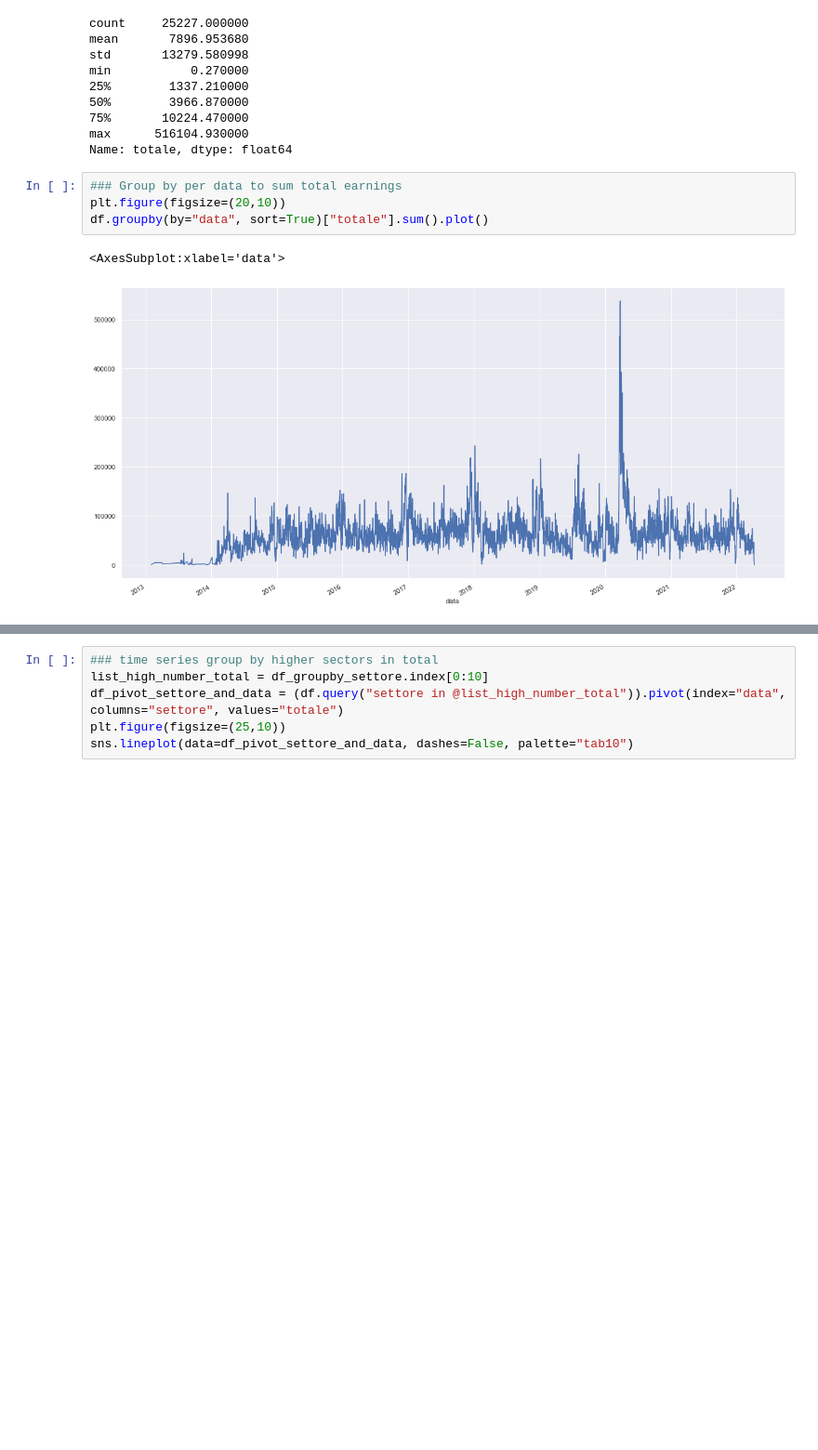
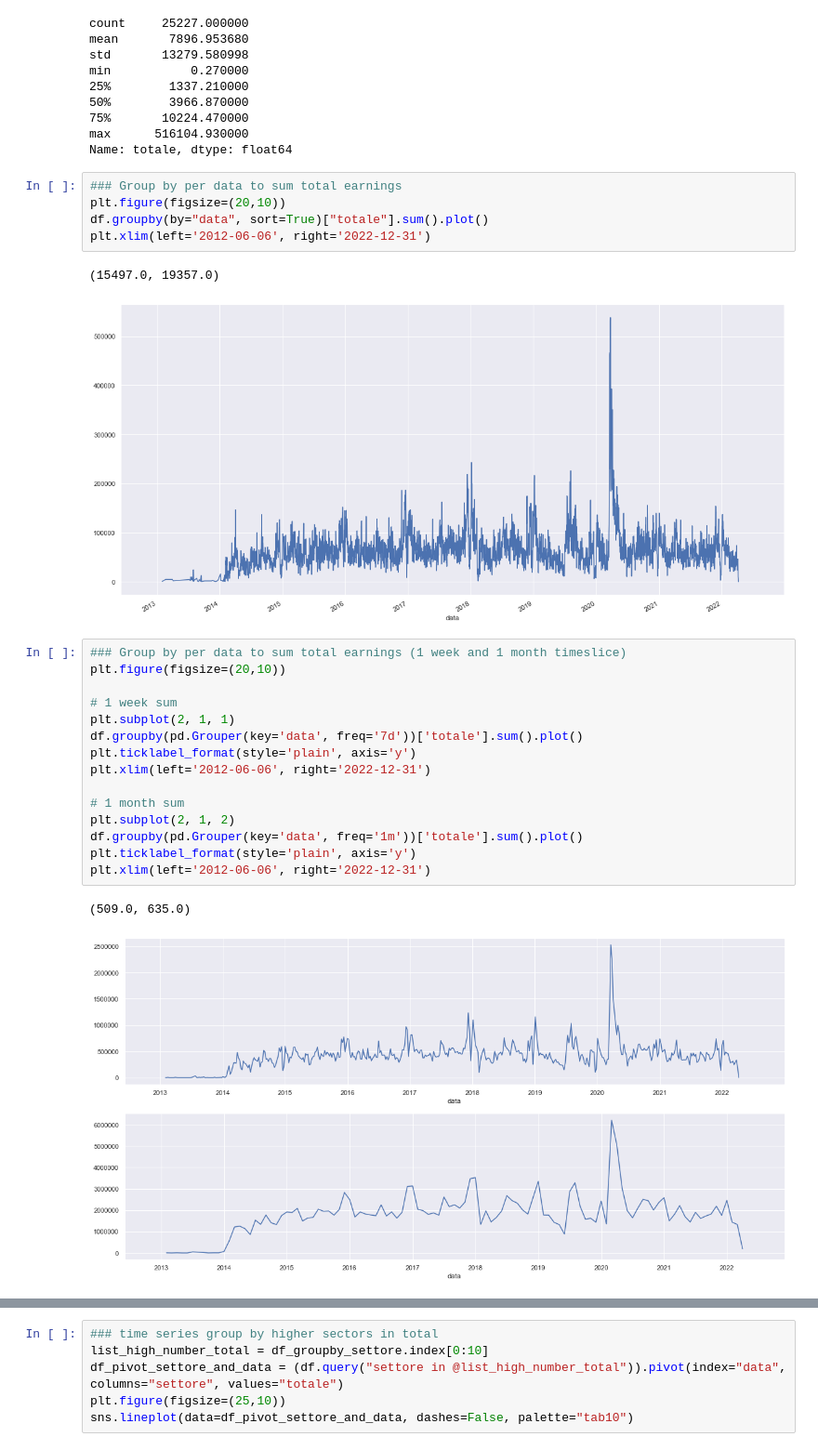
Before and after one commit to DragoneKTM/TimeSeriesProject, a Jupyter notebook: TimeSeriesProject.ipynb, the cells around one changed output, grey strips where cells are left out. Shown: that part at 93% size. Drawn from its saved outputs; the diff is of its cells as text; blank space fills up the shorter version.

```diff
--- a/TimeSeriesProject.ipynb
+++ b/TimeSeriesProject.ipynb
@@ -79,6 +80,25 @@ Name: totale, dtype: float64
 ### Group by per data to sum total earnings
 plt.figure(figsize=(20,10))
 df.groupby(by="data", sort=True)["totale"].sum().plot()
+plt.xlim(left='2012-06-06', right='2022-12-31')
 # %% [output]
-<AxesSubplot:xlabel='data'>
+(15497.0, 19357.0)
-[figure, old version]
+[figure, new version]
+# %%
+### Group by per data to sum total earnings (1 week and 1 month timeslice)
+plt.figure(figsize=(20,10))
+
+# 1 week sum
+plt.subplot(2, 1, 1)
+df.groupby(pd.Grouper(key='data', freq='7d'))['totale'].sum().plot()
+plt.ticklabel_format(style='plain', axis='y')
+plt.xlim(left='2012-06-06', right='2022-12-31')
+
+# 1 month sum
+plt.subplot(2, 1, 2)
+df.groupby(pd.Grouper(key='data', freq='1m'))['totale'].sum().plot()
+plt.ticklabel_format(style='plain', axis='y')
+plt.xlim(left='2012-06-06', right='2022-12-31')
+# %% [output]
+(509.0, 635.0)
+[figure, added]
```
Also changed, not shown: parts of 6 cells of this notebook.
